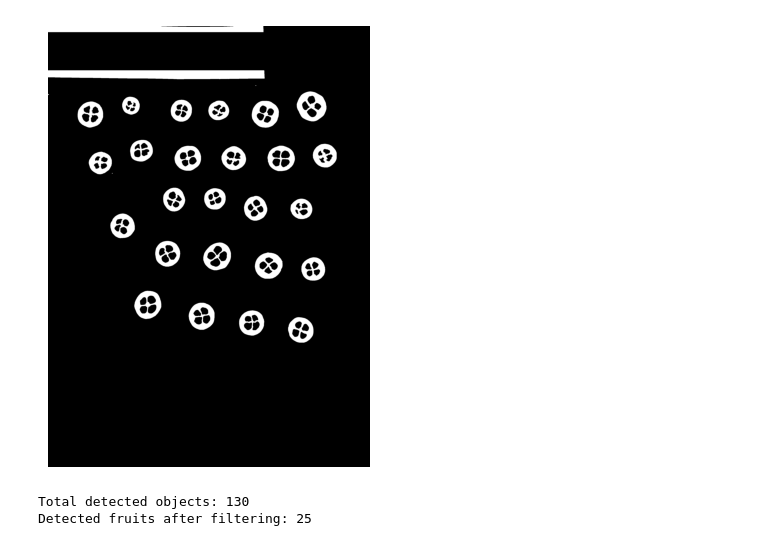
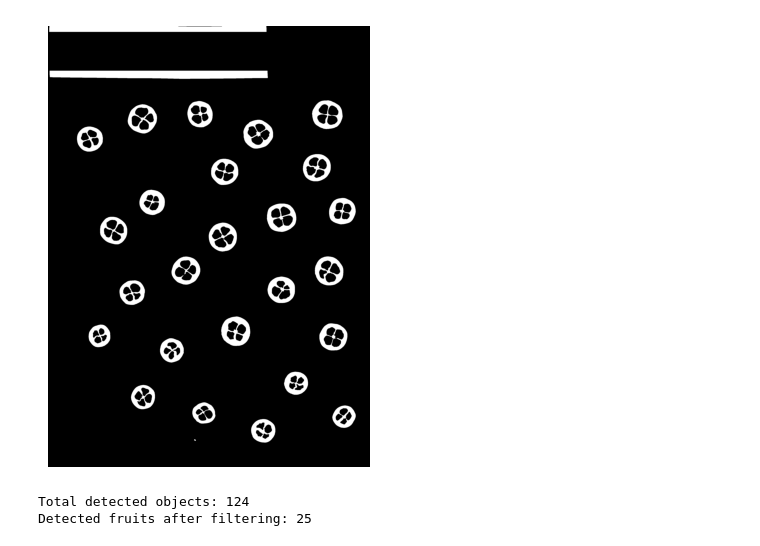
Before and after one commit to mariameraz/traitly, a Jupyter notebook: src/example.ipynb, the cells around one changed output. Drawn from its saved outputs; the diff is of its cells as text; code cells hidden in the pictures.

```diff
--- a/src/example.ipynb
+++ b/src/example.ipynb
@@ -1,8 +1,8 @@
 # %%
 from traitly.internal_structure import FruitAnalyzer
-path_folder = '/Users/alejandra/Documents/traitly/tests/sample_data/img_test_6.jpg'
-
+#path_folder = '/Users/alejandra/Downloads/IMG_20250726_0004.jpg' #orange
+path_folder = '../tests/sample_data/img_test_1.jpg'
 analyzer = FruitAnalyzer(path_folder)
-analyzer.read_image()
-analyzer.setup_measurements(diameter_cm = 1.7, gpu = True, detect_label = True)
+analyzer.read_image(plot = True)
+analyzer.setup_measurements(diameter_cm = 1.7, gpu = True, detect_label = False)
 # %% [output]
@@ -24,11 +25,11 @@ Image dimensions:
 
 ============================================================
 # %%
-analyzer.create_mask(plot = True, roi_expansion=10)
+analyzer.create_mask(plot = True, roi_expansion=10, locules_filled = True, canny_min = 50, canny_max = 300, n_blur = 1)
 # %% [output]
-[figure, old version]
+[figure, new version]
 # %%
 analyzer.find_fruits()
 # %% [output]
-Total detected objects: 130
+Total detected objects: 124
 Detected fruits after filtering: 25
```
Also changed, not shown: parts of 13 cells of this notebook, 6 other files.
